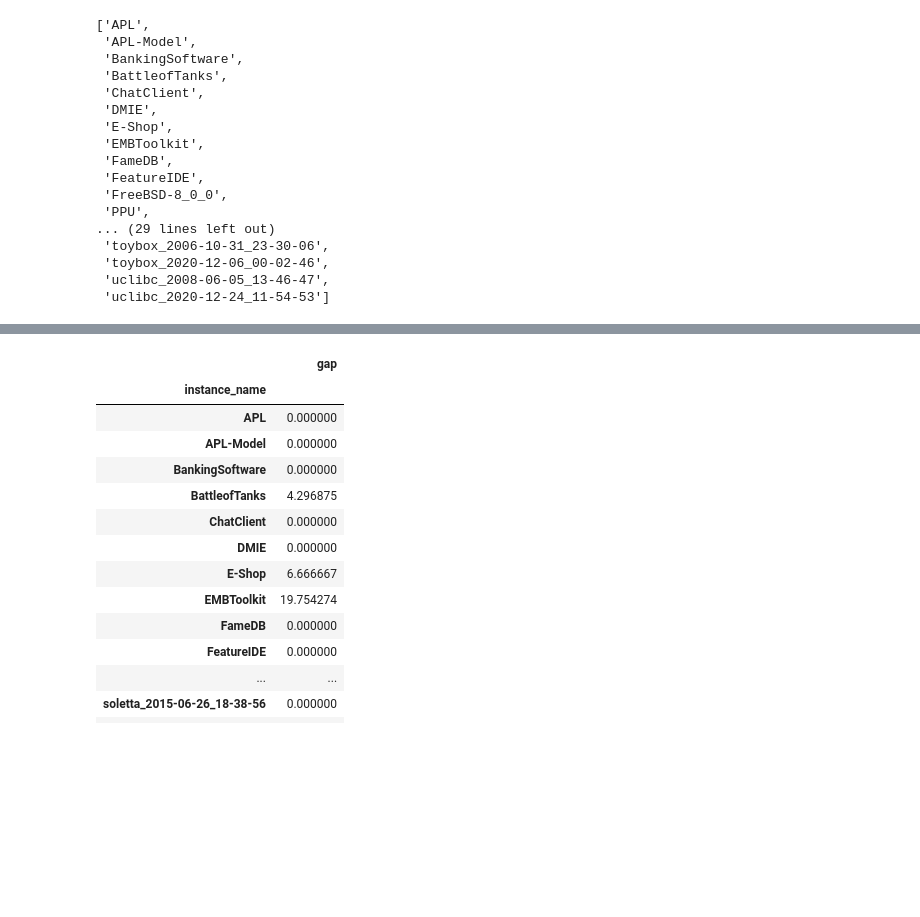
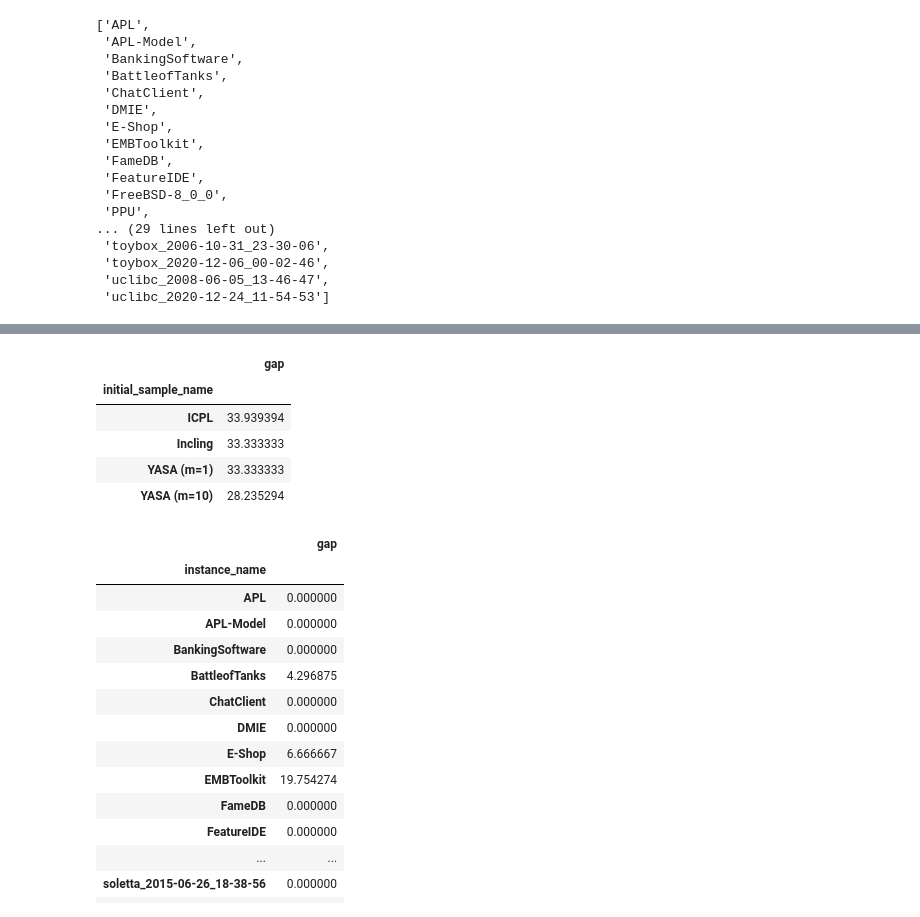
Before and after one commit to tubs-alg/SampLNS, a Jupyter notebook: evaluation/05_initial_sample_comparison/05_lower_bound_gap.ipynb, the cells around one changed output, grey strips where cells are left out. Drawn from its saved outputs; the diff is of its cells as text; code cells hidden in the pictures; blank space fills up the shorter version.

```diff
--- a/evaluation/05_initial_sample_comparison/05_lower_bound_gap.ipynb
+++ b/evaluation/05_initial_sample_comparison/05_lower_bound_gap.ipynb
@@ -239,3 +249,12 @@ plt.show()
+# %%
+samplns_data[samplns_data["instance_name"].isin(solved_by_all)].groupby(["initial_sample_name", "instance_name"])[["gap"]].mean().reset_index().groupby("initial_sample_name")[["gap"]].quantile(0.75)
+# %% [output]
+|  | gap |
+| initial_sample_name |  |
+| ICPL | 33.939394 |
+| Incling | 33.333333 |
+| YASA (m=1) | 33.333333 |
+| YASA (m=10) | 28.235294 |
 # %%
 t = samplns_data[samplns_data["instance_name"].isin(solved_by_all)].groupby(["initial_sample_name", "instance_name"])[["gap"]].mean().reset_index()
 t.groupby(["instance_name"])[["gap"]].max()-t.groupby(["instance_name"])[["gap"]].min()
```
Also changed, not shown: parts of 3 cells of this notebook, 10 other files.
